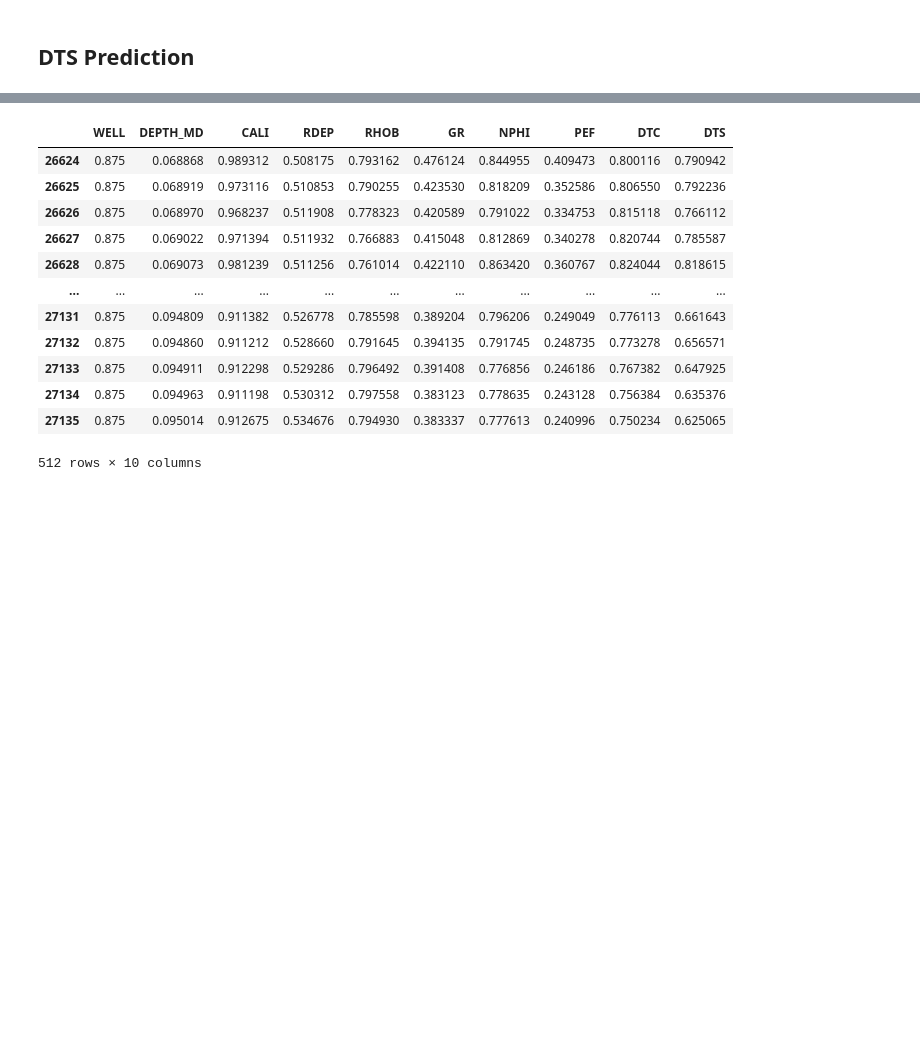
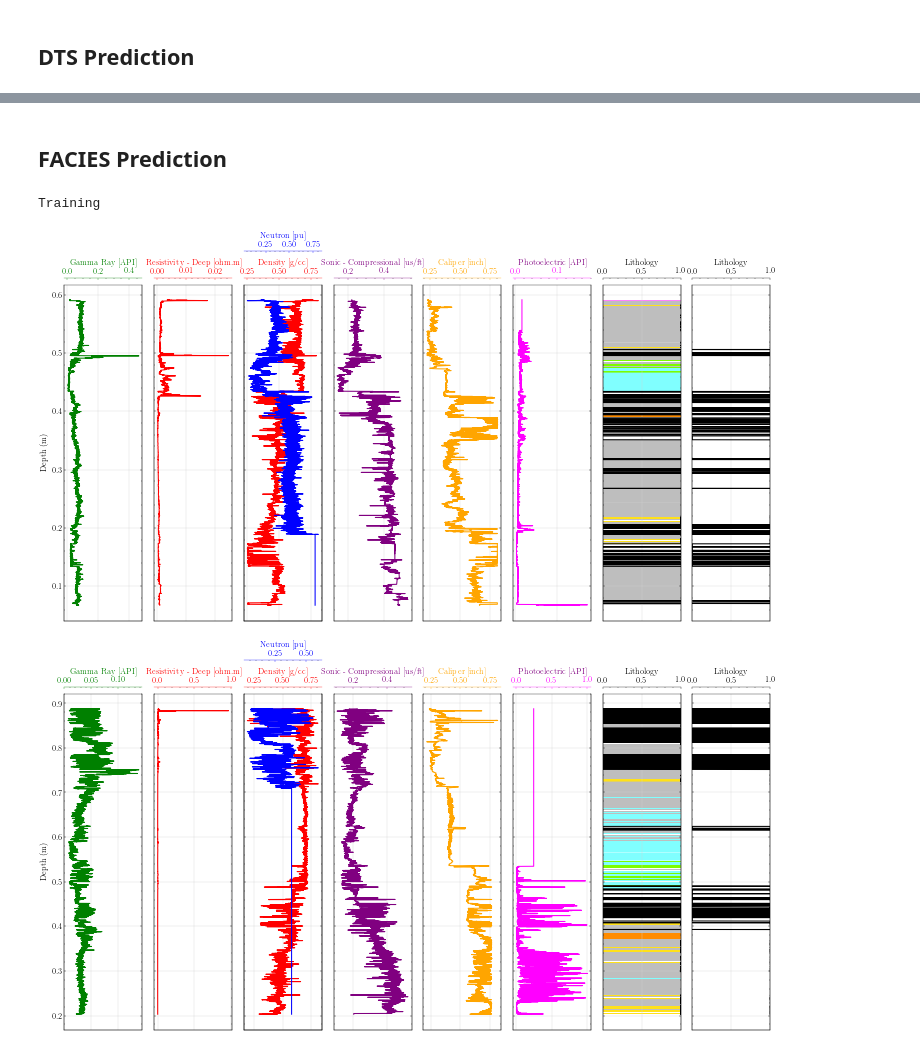
Before and after one commit to hatsyim/wireline-attention, a Jupyter notebook: notebook/01_visualization.ipynb, the cells around one changed output, grey strips where cells are left out. Drawn from its saved outputs; the diff is of its cells as text; code cells hidden in the pictures; blank space fills up the shorter version.

Commit message:
added FACIES viz

```diff
--- a/notebook/01_visualization.ipynb
+++ b/notebook/01_visualization.ipynb
@@ -764,16 +885,54 @@ pred_valid_df
-# %%
-df1.head(512)
-# %% [output]
-|  | WELL | DEPTH_MD | CALI | RDEP | RHOB | GR | NPHI | PEF | DTC | DTS |
-| 26624 | 0.875 | 0.068868 | 0.989312 | 0.508175 | 0.793162 | 0.476124 | 0.844955 | 0.409473 | 0.800116 | 0.790942 |
-| 26625 | 0.875 | 0.068919 | 0.973116 | 0.510853 | 0.790255 | 0.423530 | 0.818209 | 0.352586 | 0.806550 | 0.792236 |
-| 26626 | 0.875 | 0.068970 | 0.968237 | 0.511908 | 0.778323 | 0.420589 | 0.791022 | 0.334753 | 0.815118 | 0.766112 |
-| 26627 | 0.875 | 0.069022 | 0.971394 | 0.511932 | 0.766883 | 0.415048 | 0.812869 | 0.340278 | 0.820744 | 0.785587 |
-| 26628 | 0.875 | 0.069073 | 0.981239 | 0.511256 | 0.761014 | 0.422110 | 0.863420 | 0.360767 | 0.824044 | 0.818615 |
-| ... | ... | ... | ... | ... | ... | ... | ... | ... | ... | ... |
-| 27131 | 0.875 | 0.094809 | 0.911382 | 0.526778 | 0.785598 | 0.389204 | 0.796206 | 0.249049 | 0.776113 | 0.661643 |
-| 27132 | 0.875 | 0.094860 | 0.911212 | 0.528660 | 0.791645 | 0.394135 | 0.791745 | 0.248735 | 0.773278 | 0.656571 |
-| 27133 | 0.875 | 0.094911 | 0.912298 | 0.529286 | 0.796492 | 0.391408 | 0.776856 | 0.246186 | 0.767382 | 0.647925 |
-| 27134 | 0.875 | 0.094963 | 0.911198 | 0.530312 | 0.797558 | 0.383123 | 0.778635 | 0.243128 | 0.756384 | 0.635376 |
-| 27135 | 0.875 | 0.095014 | 0.912675 | 0.534676 | 0.794930 | 0.383337 | 0.777613 | 0.240996 | 0.750234 | 0.625065 |
-512 rows × 10 columns
+# %% [markdown]
+## FACIES Prediction
+# %%
+# ['WELL', 'DEPTH_MD', 'CALI', 'RDEP', 'RHOB', 'GR', 'NPHI', 'PEF', 'facies', 'DTC']
+
+input_train = np.load('./256_2_8_32_128/finetune/faciespred/input_facies_train.npy')
+input_valid = np.load('./256_2_8_32_128/finetune/faciespred/input_facies_valid.npy')
+
+pred_train = np.load('./256_2_8_32_128/finetune/faciespred/pred_facies_train.npy')
+pred_valid = np.load('./256_2_8_32_128/finetune/faciespred/pred_facies_valid.npy')
+
+# ['WELL', 'DEPTH_MD', 'CALI', 'RDEP', 'RHOB', 'GR', 'NPHI', 'PEF', 'DTS', 'DTC','FORCE_2020_LITHOFACIES_LITHOLOGY']
+
+input_train_df = pd.DataFrame(input_train.reshape(-1,9), columns=['WELL', 'DEPTH_MD', 'CALI', 'RDEP', 'RHOB', 'GR', 'NPHI', 'PEF', 'DTC'])
+input_train_df['DEPTH_MD'] = train_dataset.data['DEPTH_MD']
+input_train_df['WELL'] = train_dataset.data['WELL']
+input_train_df['FACIES'] = train_dataset.data['FORCE_2020_LITHOFACIES_LITHOLOGY']
+
+pred_train_df = pd.DataFrame(pred_train.reshape(-1,1), columns=['facies'])
+pred_train_df['DEPTH_MD'] = train_dataset.data['DEPTH_MD']
+pred_train_df['WELL'] = train_dataset.data['WELL']
+pred_train_df['FACIES'] = train_dataset.data['FORCE_2020_LITHOFACIES_LITHOLOGY']
+
+input_valid_df = pd.DataFrame(input_valid.reshape(-1,9), columns=['WELL', 'DEPTH_MD', 'CALI', 'RDEP', 'RHOB', 'GR', 'NPHI', 'PEF', 'DTC'])
+input_valid_df['DEPTH_MD'] = valid_dataset.data['DEPTH_MD']
+input_valid_df['WELL'] = valid_dataset.data['WELL']
+input_valid_df['FACIES'] = valid_dataset.data['FORCE_2020_LITHOFACIES_LITHOLOGY']
+
+pred_valid_df = pd.DataFrame(pred_valid.reshape(-1,1), columns=['FORCE_2020_LITHOFACIES_LITHOLOGY'])
+pred_valid_df['DEPTH_MD'] = valid_dataset.data['DEPTH_MD']
+pred_valid_df['WELL'] = valid_dataset.data['WELL']
+
+train_well = np.unique(train_dataset.data['WELL'].values)
+valid_well = np.unique(valid_dataset.data['WELL'].values)
+
+print('Training')
+
+for i in range(len(train_well)):
+        if i % 25 == 0:
+                df1 = input_train_df[input_train_df['WELL']==train_well[i]]
+                df2 = pred_train_df[pred_train_df['WELL']==train_well[i]]
+                plot_wirelines_facies(df1, df2)
+
+# print('Validation')
+
+# for i in range(len(valid_well)):
+#         if i % 2 == 0:
+#                 df1 = input_valid_df[input_valid_df['WELL']==valid_well[i]]#.head(256)
+#                 df2 = pred_valid_df[pred_valid_df['WELL']==valid_well[i]]#.head(256)
+#                 plot_wirelines_facies(df1, df2, label1='Input', label2='Prediction')
+# %% [output]
+Training
+[figure, added]
+[figure, added]
```
Also changed, not shown: parts of 10 cells of this notebook.
